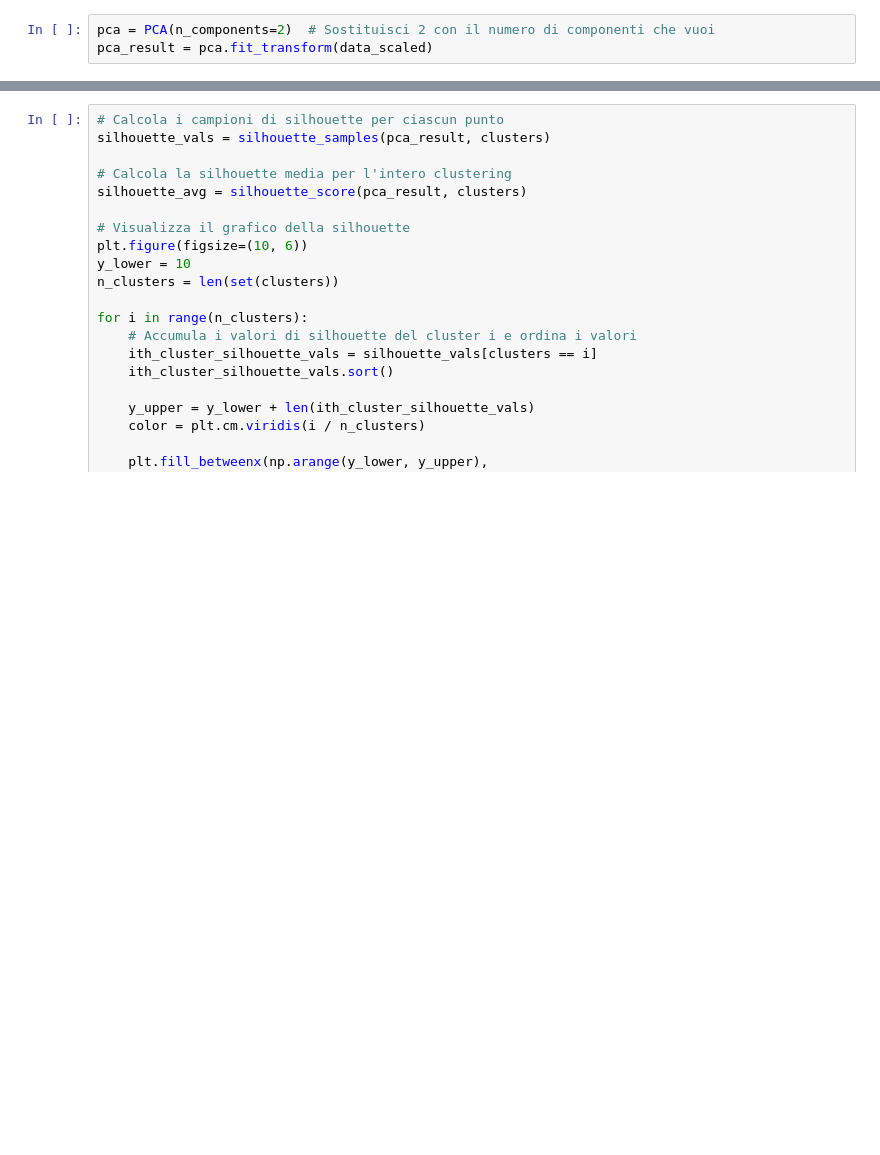
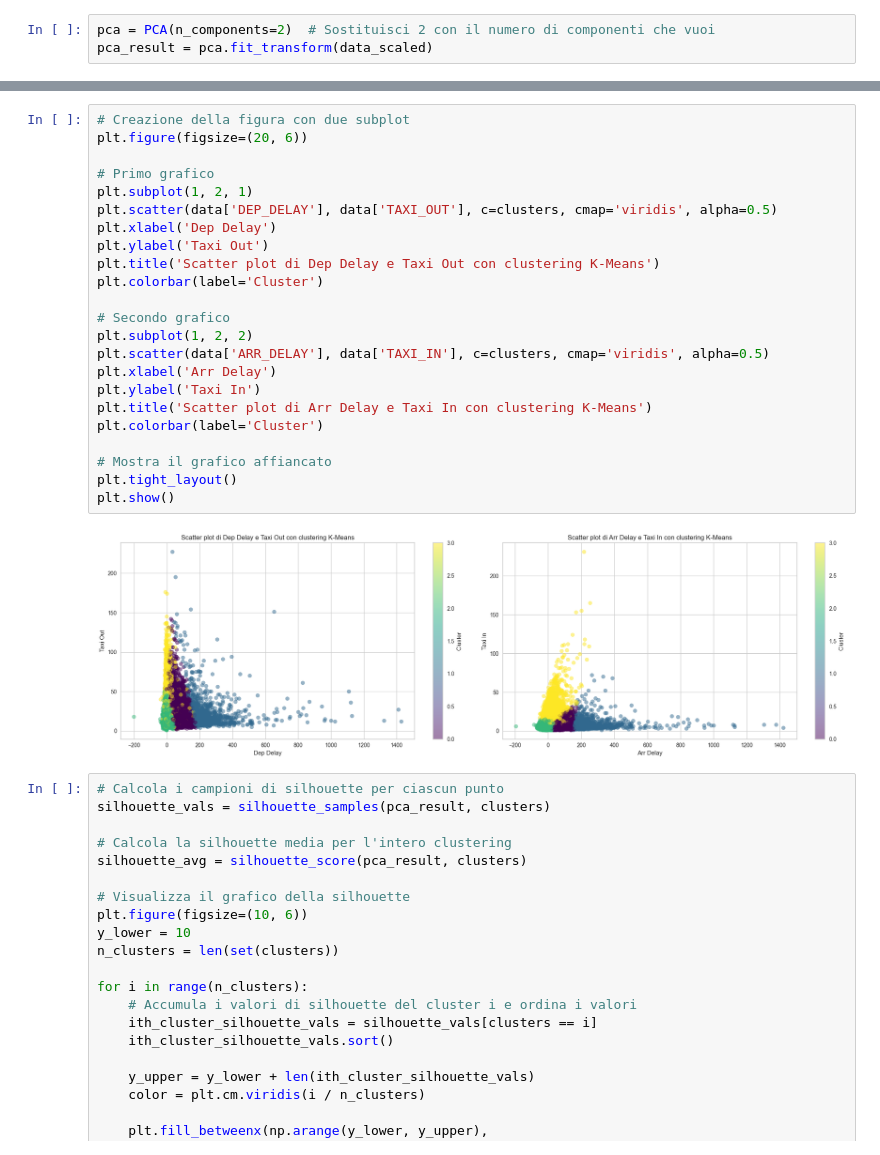
Before and after one commit to Walter-Di-Sabatino/Time-Series-Data-Science-Project, a Jupyter notebook: multi_d_clustering.ipynb, the cells around one changed output, grey strips where cells are left out. Drawn from its saved outputs; the diff is of its cells as text; blank space fills up the shorter version.

```diff
--- a/multi_d_clustering.ipynb
+++ b/multi_d_clustering.ipynb
@@ -177,3 +114,28 @@ plt.show()
+# %%
+# Creazione della figura con due subplot
+plt.figure(figsize=(20, 6))
+
+# Primo grafico
+plt.subplot(1, 2, 1)
+plt.scatter(data['DEP_DELAY'], data['TAXI_OUT'], c=clusters, cmap='viridis', alpha=0.5)
+plt.xlabel('Dep Delay')
+plt.ylabel('Taxi Out')
+plt.title('Scatter plot di Dep Delay e Taxi Out con clustering K-Means')
+plt.colorbar(label='Cluster')
+
+# Secondo grafico
+plt.subplot(1, 2, 2)
+plt.scatter(data['ARR_DELAY'], data['TAXI_IN'], c=clusters, cmap='viridis', alpha=0.5)
+plt.xlabel('Arr Delay')
+plt.ylabel('Taxi In')
+plt.title('Scatter plot di Arr Delay e Taxi In con clustering K-Means')
+plt.colorbar(label='Cluster')
+
+# Mostra il grafico affiancato
+plt.tight_layout()
+plt.show()
+# %% [output]
+[figure, added]
 # %%
 # Calcola i campioni di silhouette per ciascun punto
 silhouette_vals = silhouette_samples(pca_result, clusters)
```
Also changed, not shown: parts of 12 cells of this notebook, 1 other file.
